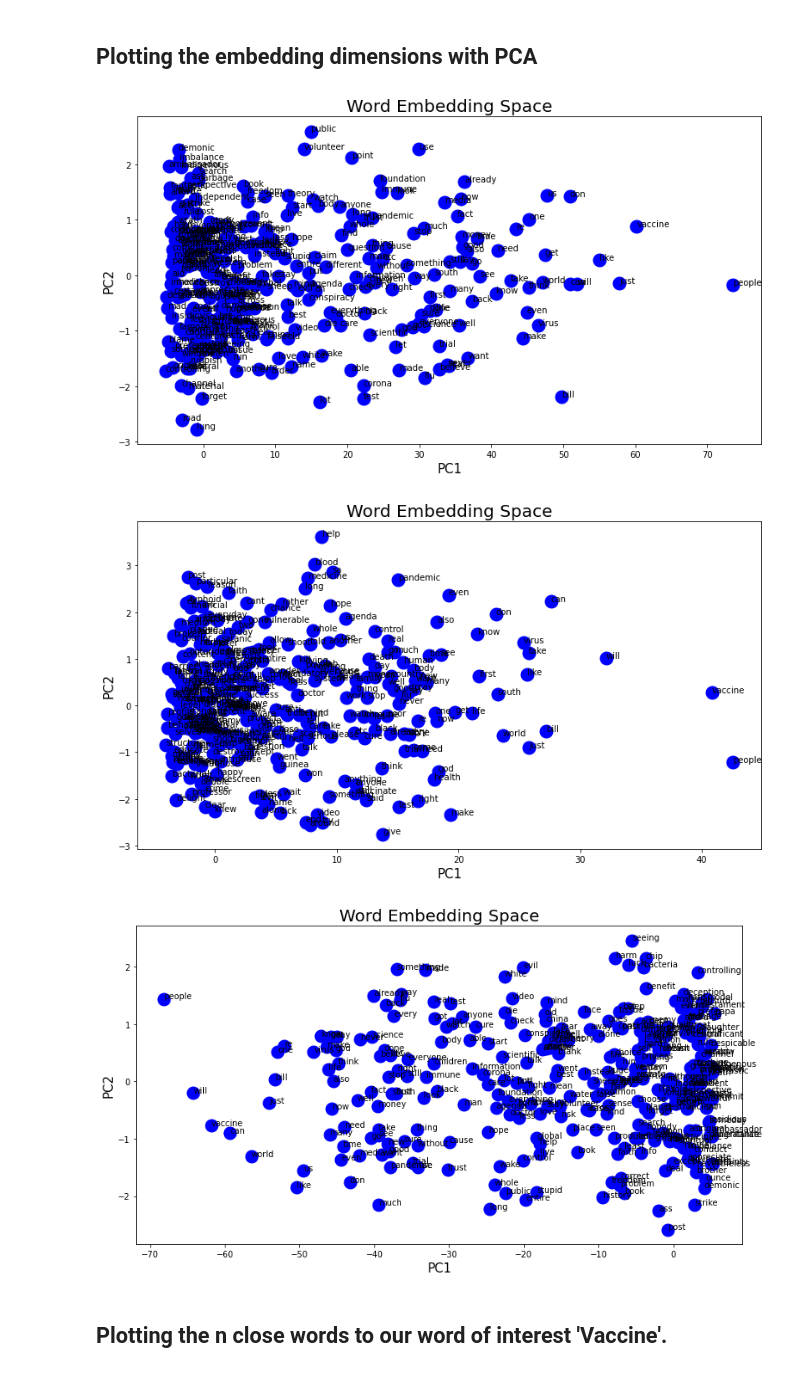
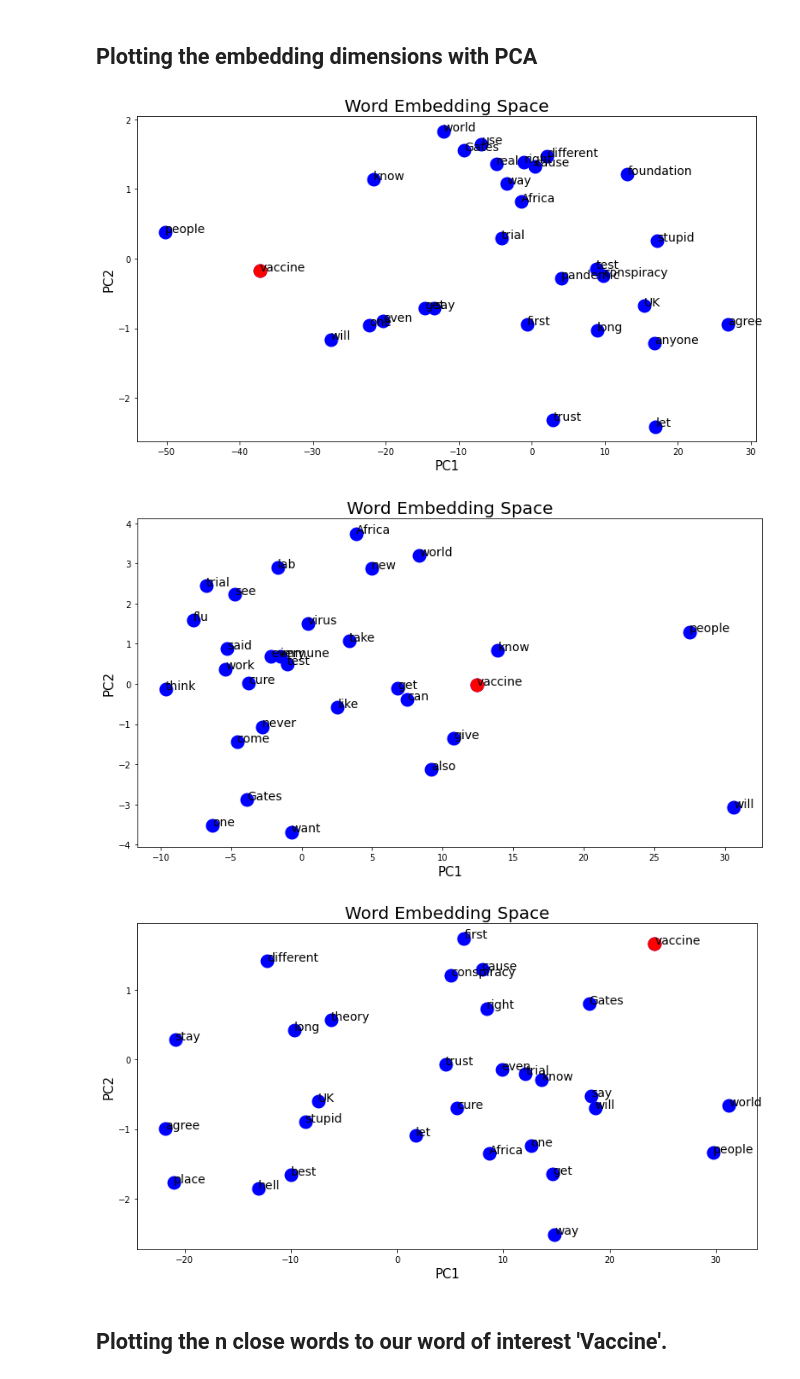
Before and after one commit to sillsphelyx/Vaccine_sentiments_SA, a Jupyter notebook: Covid_vaccine_sentiment_SA-Training_Word_embeddings.ipynb, the cells around one changed output. Drawn from its saved outputs; the diff is of its cells as text; code cells hidden in the pictures.

Commit message:
plotting exploratory and word embedding visualizations

```diff
--- a/Covid_vaccine_sentiment_SA-Training_Word_embeddings.ipynb
+++ b/Covid_vaccine_sentiment_SA-Training_Word_embeddings.ipynb
@@ -38,7 +38,7 @@ comments_retrieved = [list(df_comments.iloc[i].dropna().astype('str')) for i in
 # %%
 # For the replies to the comments
 replies_retrieved = [replies_retrieved[i]  for i in range(len(replies_retrieved)) if len(replies_retrieved[i]) > 0]
-embedding_replies = word2vec.Word2Vec(sentences = replies_retrieved,size = 100, min_count = 1,window=3)
+embedding_replies = word2vec.Word2Vec(sentences = replies_retrieved,size = 200, min_count = 20,window=10)
 reply_vectors = embedding_replies.wv
 vaccine_closewords_replies = reply_vectors.similar_by_word('vaccine')
 print(f'Most similar to vaccine are {vaccine_closewords_replies[:3]}')
@@ -47,7 +47,7 @@ Most similar to vaccine are [('don', 0.9986127018928528), ('people', 0.998603343
 # %%
 # Training Word Embeddings using gensim an NLP library
 # For direct comments only
-embedding_comments  = word2vec.Word2Vec(sentences = comments_retrieved,size = 100, min_count = 1,window=3)
+embedding_comments  = word2vec.Word2Vec(sentences = comments_retrieved,size = 200, min_count = 20,window=10)
 comment_vectors = embedding_comments.wv
 vaccine_closewords_comments = comment_vectors.similar_by_word('vaccine')
 print(f'Most similar to vaccine are {vaccine_closewords_comments[:4]}')
@@ -56,7 +56,7 @@ Most similar to vaccine are [('people', 0.9730865359306335), ('can', 0.969796299
 # %%
 # For both replies and comments combined
 comments_replies_combined = replies_retrieved + comments_retrieved
-embedding_combined = word2vec.Word2Vec(sentences = comments_replies_combined,size = 100, min_count = 1,window=3)
+embedding_combined = word2vec.Word2Vec(sentences = comments_replies_combined,size = 200, min_count = 20,window=10)
 combined_vectors = embedding_combined.wv
 vaccine_closewords_combined = combined_vectors.similar_by_word('vaccine')
 print(f'Most similar to vaccine are {vaccine_closewords_combined[:4]}')
@@ -134,5 +130,9 @@ def plotting_components_mod(components,model, no_words = 20):
     plt.title("Word Embedding Space",size=20)
     vocab=list(model.wv.vocab)[:no_words]
     for i, word in enumerate(vocab):
-        plt.annotate(word,xy=(components[i,0],components[i,1]))
+        if word == 'vaccine':
+            plt.scatter(components[i,0],components[i,1],linewidths=10,color='red')
+            plt.annotate(word,xy=(components[i,0],components[i,1]),fontsize=14)
+        else:
+            plt.annotate(word,xy=(components[i,0],components[i,1]),fontsize=14)
 # %%
@@ -150,15 +150,15 @@ def plotting_components(components,words_for_plot):
 # %%
-plotting_components_mod(reply_components,reply_vectors,300)
+plotting_components_mod(reply_components,reply_vectors,30)
 # %% [output]
-[figure, old version]
+[figure, new version]
 # %%
-plotting_components_mod(comment_components,comment_vectors,300)
+plotting_components_mod(comment_components,comment_vectors,30)
 # %% [output]
-[figure, old version]
+[figure, new version]
 # %%
-plotting_components_mod(combined_components,combined_vectors,300)
+plotting_components_mod(combined_components,combined_vectors,30)
 # %% [output]
-[figure, old version]
+[figure, new version]
 # %% [markdown]
 ## Plotting the n close words to our word of interest 'Vaccine'.
 # %%
```
Also changed, not shown: parts of 8 cells of this notebook, 3 other files.
